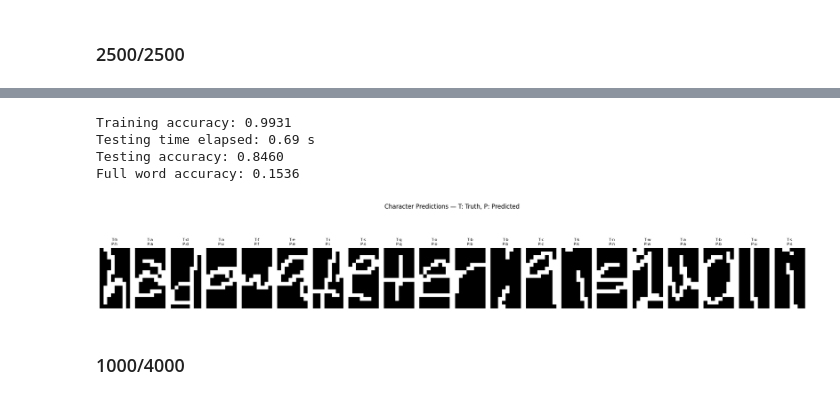
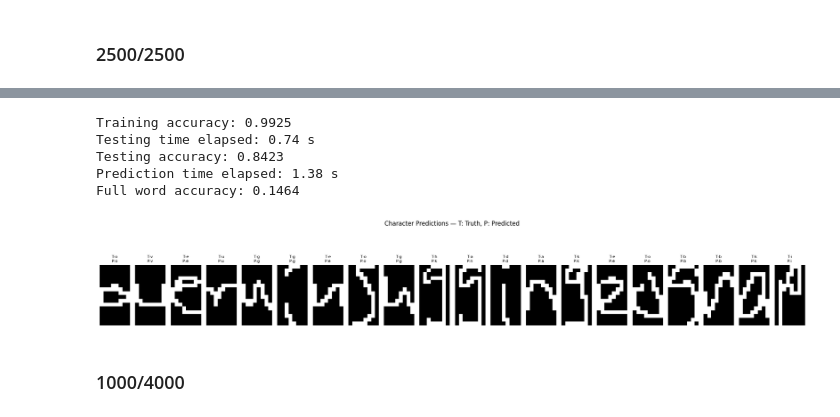
Before and after one commit to ryanyychen/cogs185-final-project, a Jupyter notebook: crf.ipynb, the cells around one changed output, grey strips where cells are left out. Cells and saved outputs as stored; diff of their text form; code cells hidden in the pictures.

```diff
--- a/crf.ipynb
+++ b/crf.ipynb
@@ -745,38 +773,42 @@ y_train_true_flat = [label for seq in y_train_chars for label in seq]
 y_train_pred_flat = [label for seq in y_train_pred for label in seq]
 
 train_acc = accuracy_score(y_train_true_flat, y_train_pred_flat)
 print(f"Training accuracy: {train_acc:.4f}")
 
 # Testing Accuracy
 start_test = timeit.default_timer()
 y_pred = crf.predict(X_test_chars)
 end_test = timeit.default_timer()
 print(f"Testing time elapsed: {end_test - start_test:.2f} s")
 
 y_test_true_flat = [label for seq in y_test_chars for label in seq]
 y_test_pred_flat = [label for seq in y_pred for label in seq]
 
 test_acc = accuracy_score(y_test_true_flat, y_test_pred_flat)
 print(f"Testing accuracy: {test_acc:.4f}")
 
 # Full word accuracy
+start_predict = timeit.default_timer()
 y_pred = crf.predict(X_test)
+end_predict = timeit.default_timer()
+print(f"Prediction time elapsed: {end_predict - start_predict:.2f} s")
 correct = sum(yt == yp for yt, yp in zip(y_test, y_pred))
 word_accuracy = correct / len(y_test)
 print(f"Full word accuracy: {word_accuracy:.4f}")
 
 features_flat = []
 for wid in id_test:
     char_indices = wordid_to_indices[wid]
     for idx in char_indices:
         features_flat.append(dataset['features'][idx])
 showFeatures(features_flat, y_test_true_flat, y_test_pred_flat, num=20)
 # %% [output]
-Training accuracy: 0.9931
-Testing time elapsed: 0.69 s
-Testing accuracy: 0.8460
-Full word accuracy: 0.1536
+Training accuracy: 0.9925
+Testing time elapsed: 0.74 s
+Testing accuracy: 0.8423
+Prediction time elapsed: 1.38 s
+Full word accuracy: 0.1464
-[figure, old version]
+[figure, new version]
 # %% [markdown]
 ### 1000/4000
 # %%
```
Also changed, not shown: parts of 17 cells of this notebook, 12 other files.
